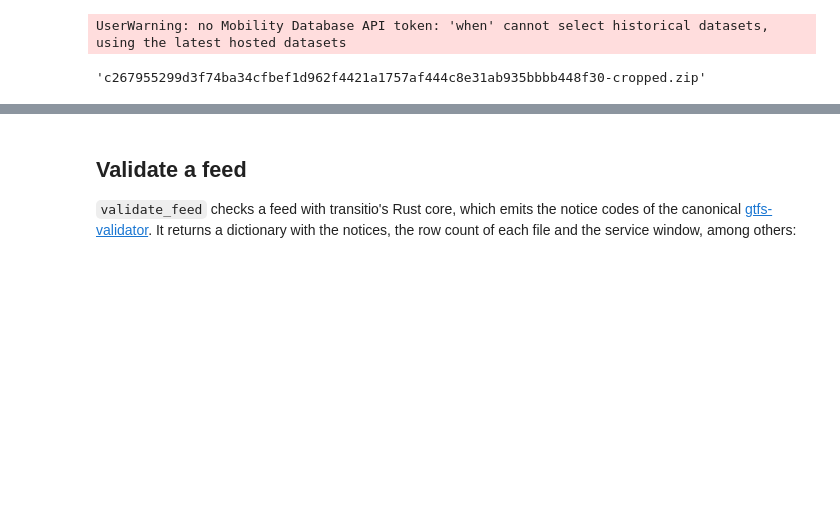
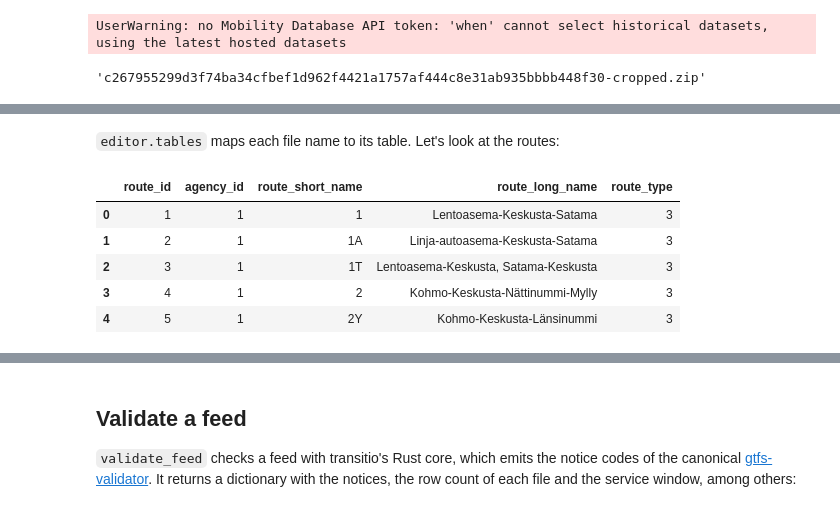
Before and after one commit to cafein-py/transitio, a Jupyter notebook: docs/working_with_feeds.ipynb, the cells around one changed output, grey strips where cells are left out. Cells and saved outputs as stored; diff of their text form; code cells hidden in the pictures; blank space fills up the shorter version.

```diff
--- a/docs/working_with_feeds.ipynb
+++ b/docs/working_with_feeds.ipynb
@@ -17,0 +40,12 @@ UserWarning: no Mobility Database API token: 'when' cannot select historical dat
+# %% [markdown]
+`editor.tables` maps each file name to its table. Let's look at the routes:
+# %%
+routes = editor.tables["routes.txt"]
+routes[["route_id", "agency_id", "route_short_name", "route_long_name", "route_type"]].head()
+# %% [output]
+|  | route_id | agency_id | route_short_name | route_long_name | route_type |
+| 0 | 1 | 1 | 1 | Lentoasema-Keskusta-Satama | 3 |
+| 1 | 2 | 1 | 1A | Linja-autoasema-Keskusta-Satama | 3 |
+| 2 | 3 | 1 | 1T | Lentoasema-Keskusta, Satama-Keskusta | 3 |
+| 3 | 4 | 1 | 2 | Kohmo-Keskusta-Nättinummi-Mylly | 3 |
+| 4 | 5 | 1 | 2Y | Kohmo-Keskusta-Länsinummi | 3 |
```
Also changed, not shown: parts of 16 cells of this notebook, 4 other files.
